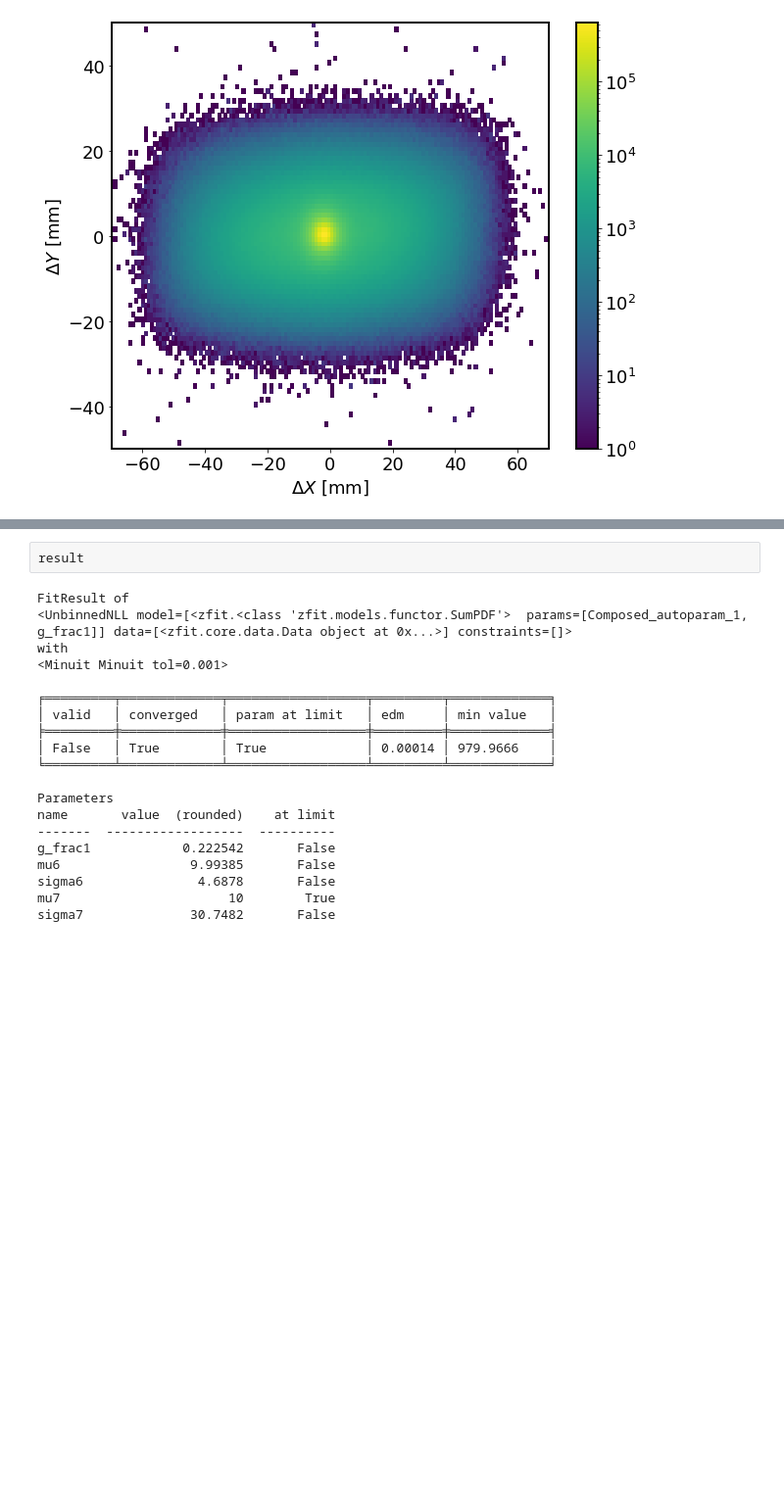
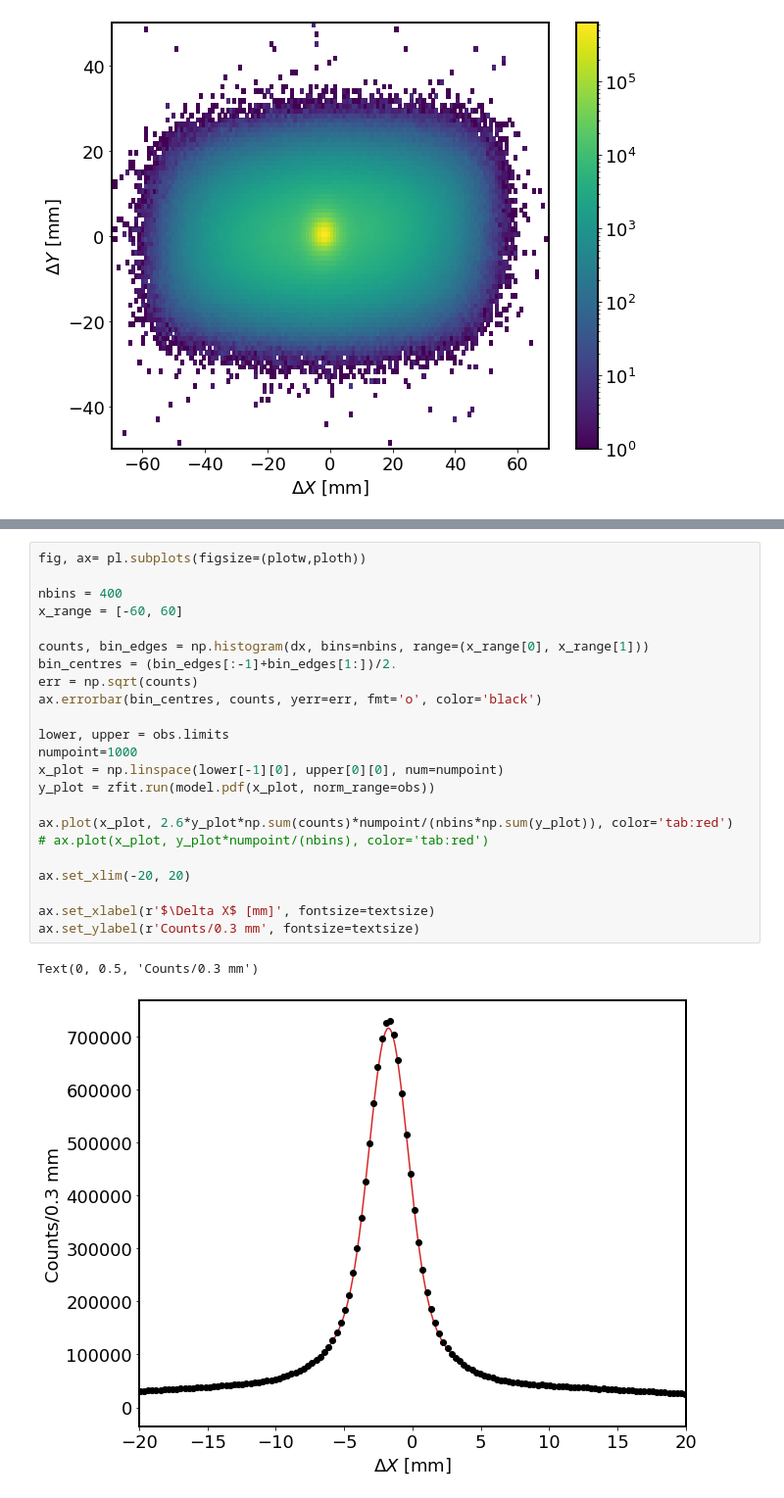
Before and after one commit to kleimenova/gtkstudy, a Jupyter notebook: TP4b_project_study.ipynb, the cells around one changed output, grey strips where cells are left out. Shown at 98% size. Drawn from its saved outputs; the diff is of its cells as text; blank space fills up the shorter version.

```diff
--- a/TP4b_project_study.ipynb
+++ b/TP4b_project_study.ipynb
@@ -283,25 +252,29 @@ sigma103              3.96585       False
-# %%
-result
-# %% [output]
-FitResult of
-<UnbinnedNLL model=[<zfit.<class 'zfit.models.functor.SumPDF'>  params=[Composed_autoparam_1, g_frac1]] data=[<zfit.core.data.Data object at 0x...>] constraints=[]>
-with
-<Minuit Minuit tol=0.001>
-
-╒═════════╤═════════════╤══════════════════╤═════════╤═════════════╕
-│ valid   │ converged   │ param at limit   │ edm     │ min value   │
-╞═════════╪═════════════╪══════════════════╪═════════╪═════════════╡
-│ False   │ True        │ True             │ 0.00014 │ 979.9666    │
-╘═════════╧═════════════╧══════════════════╧═════════╧═════════════╛
-
-Parameters
-name       value  (rounded)    at limit
--------  ------------------  ----------
-g_frac1            0.222542       False
-mu6                 9.99385       False
-sigma6               4.6878       False
-mu7                      10        True
-sigma7              30.7482       False
+# %%
+fig, ax= pl.subplots(figsize=(plotw,ploth))
+
+nbins = 400
+x_range = [-60, 60]
+
+counts, bin_edges = np.histogram(dx, bins=nbins, range=(x_range[0], x_range[1]))
+bin_centres = (bin_edges[:-1]+bin_edges[1:])/2.
+err = np.sqrt(counts)
+ax.errorbar(bin_centres, counts, yerr=err, fmt='o', color='black')
+
+lower, upper = obs.limits
+numpoint=1000
+x_plot = np.linspace(lower[-1][0], upper[0][0], num=numpoint)
+y_plot = zfit.run(model.pdf(x_plot, norm_range=obs))
+
+ax.plot(x_plot, 2.6*y_plot*np.sum(counts)*numpoint/(nbins*np.sum(y_plot)), color='tab:red')
+# ax.plot(x_plot, y_plot*numpoint/(nbins), color='tab:red')
+
+ax.set_xlim(-20, 20)
+
+ax.set_xlabel(r'$\Delta X$ [mm]', fontsize=textsize)
+ax.set_ylabel(r'Counts/0.3 mm', fontsize=textsize)
+# %% [output]
+Text(0, 0.5, 'Counts/0.3 mm')
+[figure, added]
 # %%
 # Vertex position vs GTK track position @ GTK3
 fig, ax= pl.subplots(figsize=(plotw,ploth))
```
Also changed, not shown: parts of 21 cells of this notebook.
